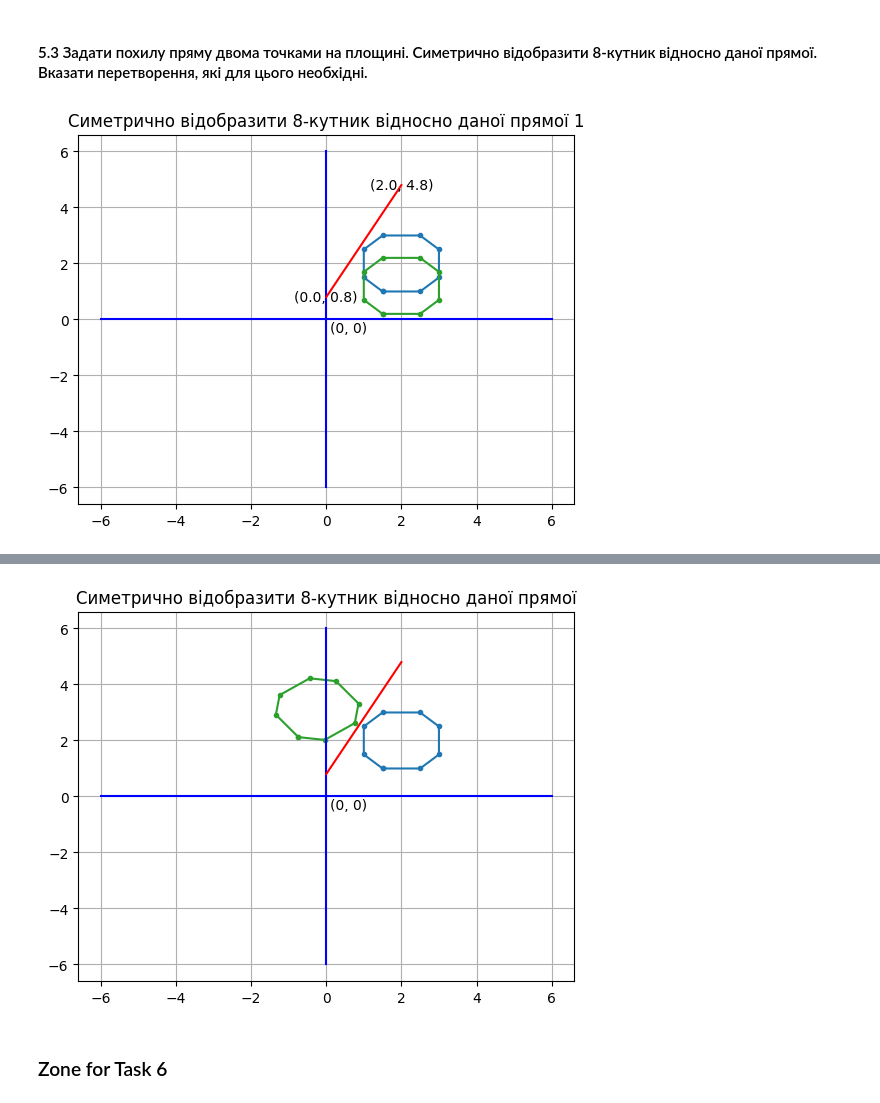
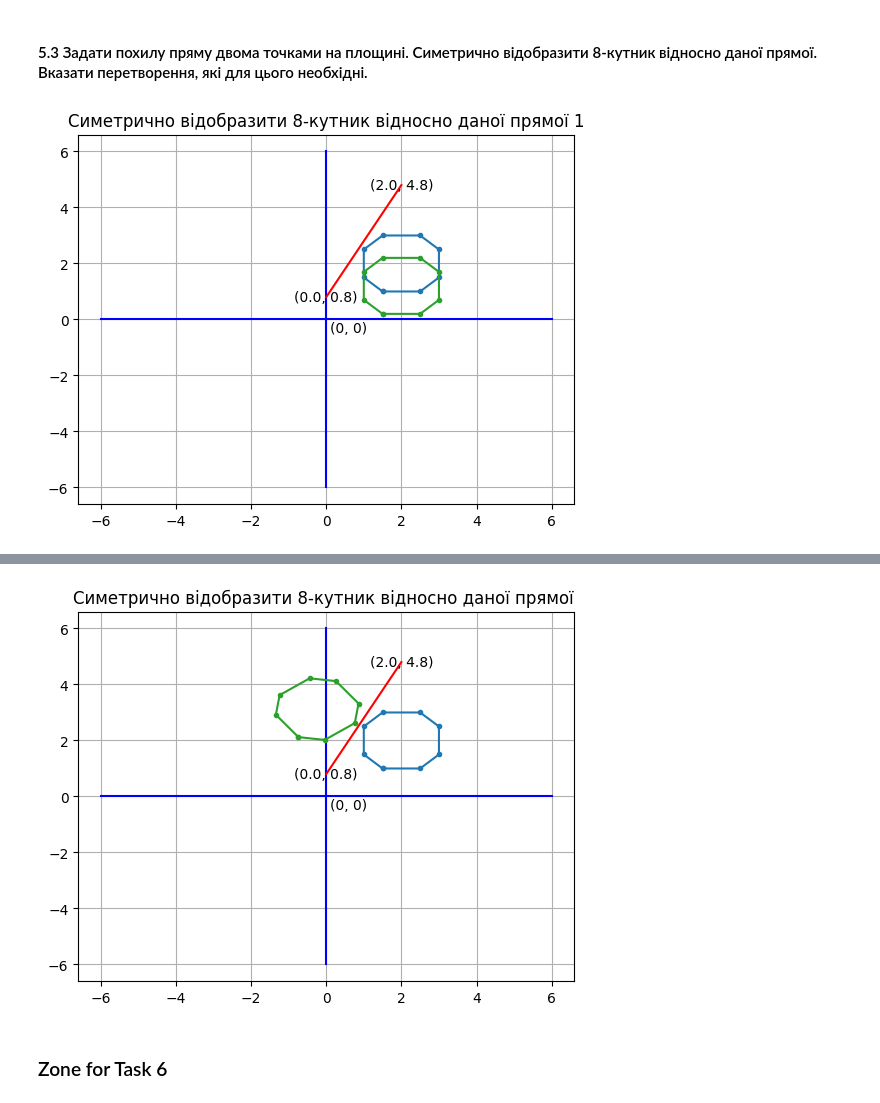
Before and after one commit to KlymentievMaksym/CompGraph, a Jupyter notebook: Lab1.ipynb, the cells around one changed output, grey strips where cells are left out. Saved outputs shown, nothing was run; the diff lists cells and outputs as text; code cells hidden in the pictures.

```diff
--- a/Lab1.ipynb
+++ b/Lab1.ipynb
@@ -116,92 +116,59 @@ plt.show()
 # %% [markdown]
 #### 5.3 Задати похилу пряму двома точками на площині. Симетрично відобразити 8-кутник відносно даної прямої. Вказати перетворення, які для цього необхідні.
 # %%
-plt.plot([-6, 6], [0, 0], "b")
-plt.plot([0, 0], [-6, 6], "b")
-plt.text(0.6, -0.3, "(0, 0)", horizontalalignment='center', verticalalignment='center')
-
-
 xn, yn = [0, 2], [0.8, 4.8]
 xyn = np.array([[xn[0], yn[0]], [xn[1], yn[1]]])
-# k = 2
-# b = 0.8
-# x = np.linspace(-2, 3)
-# y = k*x + b
-# plt.plot(x, y, 'r', xn, yn, "green")
-plt.plot(xn, yn, "r")
 
-for i in range(xyn.shape[0]):
-    xi, yi = xyn[i]
-    plt.text(xi, yi-modificator_height, f'({xi}, {yi})', horizontalalignment='center')
-
-plt.plot(xy[:, 0], xy[:, 1], ".-",0, 0)
-
-km = (yn[1]-yn[0])/(xn[1]-xn[0])
-bm = yn[0] - xn[0]*(yn[1]-yn[0])/(xn[1]-xn[0])
-phi = np.arctan(km)
+k = (yn[1]-yn[0])/(xn[1]-xn[0])
+b = yn[0] - xn[0]*(yn[1]-yn[0])/(xn[1]-xn[0])
+phi = np.arctan(k)
 
 xy_3d = np.column_stack((xy, np.array([1]*xy.shape[0])))
 xy_sym = np.zeros_like(xy_3d)
+
+def plot(xy_sym, state=''):
+    plt.plot([-6, 6], [0, 0], "b")
+    plt.plot([0, 0], [-6, 6], "b")
+    plt.text(0.6, -0.3, "(0, 0)", horizontalalignment='center', verticalalignment='center')
+    plt.plot(xn, yn, "r")
+    for i in range(xyn.shape[0]):
+        xi, yi = xyn[i]
+        plt.text(xi, yi-modificator_height, f'({xi}, {yi})', horizontalalignment='center')
+    plt.plot(xy[:, 0], xy[:, 1], ".-",0, 0)
+    plt.plot(xy_sym[:, 0], xy_sym[:, 1], ".-")
+    plt.grid()
+    plt.title("Симетрично відобразити 8-кутник відносно даної прямої " + state)
+    plt.show()
+
 for i in range(xy_sym.shape[0]):
     xy_sym[i] = xy_3d[i] * np.matrix([[1, 0, 0],
                                       [0, 1, 0],
-                                      [0, -bm, 1]])
-plt.plot(xy_sym[:, 0], xy_sym[:, 1], ".-")
-plt.grid()
-plt.title("Симетрично відобразити 8-кутник відносно даної прямої 1")
-plt.show()
+                                      [0, -b, 1]])
+plot(xy_sym, '1')
+
 for i in range(xy_sym.shape[0]):
     xy_sym[i] = xy_sym[i] * np.matrix([[np.cos(-phi), np.sin(-phi), 0],
                                       [-np.sin(-phi), np.cos(-phi), 0],
                                       [0, 0, 1]])
-plt.plot(xy[:, 0], xy[:, 1], ".-",0, 0)
-plt.plot(xy_sym[:, 0], xy_sym[:, 1], ".-")
-plt.plot([-6, 6], [0, 0], "b")
-plt.plot([0, 0], [-6, 6], "b")
-plt.text(0.6, -0.3, "(0, 0)", horizontalalignment='center', verticalalignment='center')
-plt.plot(xn, yn, "r")
-plt.grid()
-plt.title("Симетрично відобразити 8-кутник відносно даної прямої 2")
-plt.show()
+
+plot(xy_sym, '2')
+
 for i in range(xy_sym.shape[0]):
     xy_sym[i] = xy_sym[i] * np.matrix([[1, 0, 0],
                                       [0, -1, 0],
                                       [0, 0, 1]])
-plt.plot(xy[:, 0], xy[:, 1], ".-",0, 0)
-plt.plot(xy_sym[:, 0], xy_sym[:, 1], ".-")
-plt.plot([-6, 6], [0, 0], "b")
-plt.plot([0, 0], [-6, 6], "b")
-plt.text(0.6, -0.3, "(0, 0)", horizontalalignment='center', verticalalignment='center')
-plt.plot(xn, yn, "r")
-plt.grid()
-plt.title("Симетрично відобразити 8-кутник відносно даної прямої 3")
-plt.show()
+plot(xy_sym, '3')
+
 for i in range(xy_sym.shape[0]):
     xy_sym[i] = xy_sym[i] * np.matrix([[np.cos(phi), np.sin(phi), 0],
                                       [-np.sin(phi), np.cos(phi), 0],
                                       [0, 0, 1]])
-plt.plot(xy[:, 0], xy[:, 1], ".-",0, 0)
-plt.plot(xy_sym[:, 0], xy_sym[:, 1], ".-")
-plt.plot([-6, 6], [0, 0], "b")
-plt.plot([0, 0], [-6, 6], "b")
-plt.text(0.6, -0.3, "(0, 0)", horizontalalignment='center', verticalalignment='center')
-plt.plot(xn, yn, "r")
-plt.grid()
-plt.title("Симетрично відобразити 8-кутник відносно даної прямої 4")
-plt.show()
+plot(xy_sym, '4')
+
 for i in range(xy_sym.shape[0]):
     xy_sym[i] = xy_sym[i] * np.matrix([[1, 0, 0],
                                       [0, 1, 0],
-                                      [0, bm, 1]])
-plt.plot(xy[:, 0], xy[:, 1], ".-",0, 0)
-plt.plot(xy_sym[:, 0], xy_sym[:, 1], ".-")
-plt.plot([-6, 6], [0, 0], "b")
-plt.plot([0, 0], [-6, 6], "b")
-plt.text(0.6, -0.3, "(0, 0)", horizontalalignment='center', verticalalignment='center')
-plt.plot(xn, yn, "r")
-
-plt.grid()
-plt.title("Симетрично відобразити 8-кутник відносно даної прямої")
-plt.show()
+                                      [0, b, 1]])
+plot(xy_sym)
 # %% [output]
 [figure]
@@ -211,4 +178,4 @@ plt.show()
-[figure, old version]
+[figure, new version]
 # %% [markdown]
 ### Zone for Task 6
 # %%
```
Also changed, not shown: parts of 2 cells of this notebook.
